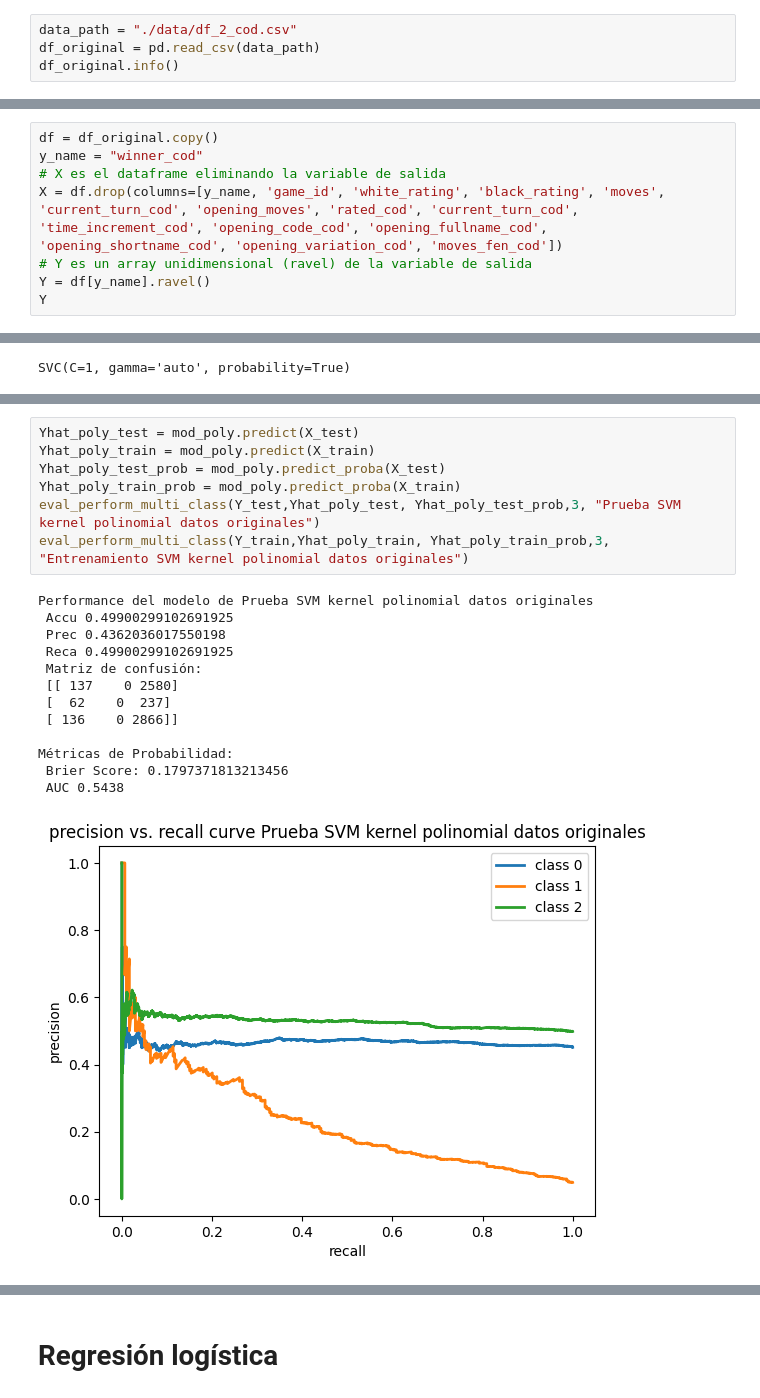
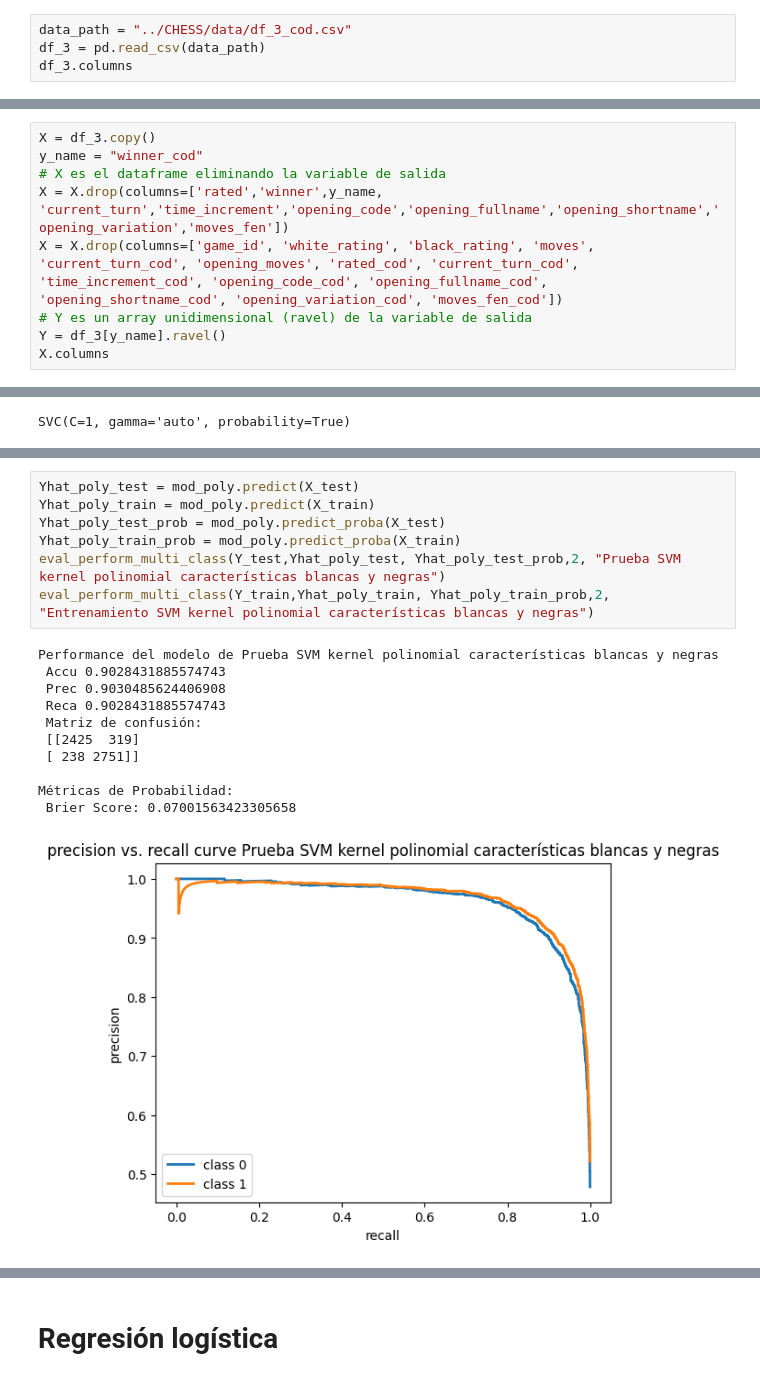
Before and after one commit to AlexNoelHdz/CHESS_openings, a Jupyter notebook: Benchmarking_2.ipynb, the cells around one changed output, grey strips where cells are left out. Drawn from its saved outputs; the diff is of its cells as text.

```diff
--- a/Benchmarking_2.ipynb
+++ b/Benchmarking_2.ipynb
@@ -9,7 +9,7 @@ from sklearn.model_selection import train_test_split
 import warnings
 warnings.filterwarnings('ignore')
 # %%
-data_path = "./data/df_2_cod.csv"
-df_original = pd.read_csv(data_path)
-df_original.info()
+data_path = "../CHESS/data/df_3_cod.csv"
+df_3 = pd.read_csv(data_path)
+df_3.columns
 # %% [output]
@@ -33,11 +29,12 @@ memory usage: 3.7+ MB
 # %% [markdown]
 # Df original codificado y sin user_id White_id, Black_id y Opening_response (Variables no relevantes o con muchos valores nulos).
 # %%
-df = df_original.copy()
+X = df_3.copy()
 y_name = "winner_cod"
 # X es el dataframe eliminando la variable de salida
-X = df.drop(columns=[y_name, 'game_id', 'white_rating', 'black_rating', 'moves', 'current_turn_cod', 'opening_moves', 'rated_cod', 'current_turn_cod', 'time_increment_cod', 'opening_code_cod', 'opening_fullname_cod', 'opening_shortname_cod', 'opening_variation_cod', 'moves_fen_cod'])
+X = X.drop(columns=['rated','winner',y_name, 'current_turn','time_increment','opening_code','opening_fullname','opening_shortname','opening_variation','moves_fen'])
+X = X.drop(columns=['game_id', 'white_rating', 'black_rating', 'moves', 'current_turn_cod', 'opening_moves', 'rated_cod', 'current_turn_cod', 'time_increment_cod', 'opening_code_cod', 'opening_fullname_cod', 'opening_shortname_cod', 'opening_variation_cod', 'moves_fen_cod'])
 # Y es un array unidimensional (ravel) de la variable de salida
-Y = df[y_name].ravel()
-Y
+Y = df_3[y_name].ravel()
+X.columns
 # %% [output]
@@ -118,21 +116,19 @@ Métricas de Probabilidad:
 # %%
 Yhat_poly_test = mod_poly.predict(X_test)
 Yhat_poly_train = mod_poly.predict(X_train)
 Yhat_poly_test_prob = mod_poly.predict_proba(X_test)
 Yhat_poly_train_prob = mod_poly.predict_proba(X_train)
-eval_perform_multi_class(Y_test,Yhat_poly_test, Yhat_poly_test_prob,3, "Prueba SVM kernel polinomial datos originales")
-eval_perform_multi_class(Y_train,Yhat_poly_train, Yhat_poly_train_prob,3, "Entrenamiento SVM kernel polinomial datos originales")
+eval_perform_multi_class(Y_test,Yhat_poly_test, Yhat_poly_test_prob,2, "Prueba SVM kernel polinomial características blancas y negras")
+eval_perform_multi_class(Y_train,Yhat_poly_train, Yhat_poly_train_prob,2, "Entrenamiento SVM kernel polinomial características blancas y negras")
 # %% [output]
-Performance del modelo de Prueba SVM kernel polinomial datos originales
- Accu 0.49900299102691925
- Prec 0.4362036017550198
- Reca 0.49900299102691925
+Performance del modelo de Prueba SVM kernel polinomial características blancas y negras
+ Accu 0.9028431885574743
+ Prec 0.9030485624406908
+ Reca 0.9028431885574743
  Matriz de confusión:
- [[ 137    0 2580]
- [  62    0  237]
- [ 136    0 2866]]
+ [[2425  319]
+ [ 238 2751]]
 
 Métricas de Probabilidad:
- Brier Score: 0.1797371813213456
- AUC 0.5438
+ Brier Score: 0.07001563423305658
-[figure, old version]
+[figure, new version]
```
Also changed, not shown: parts of 13 cells of this notebook, 4 other files.
